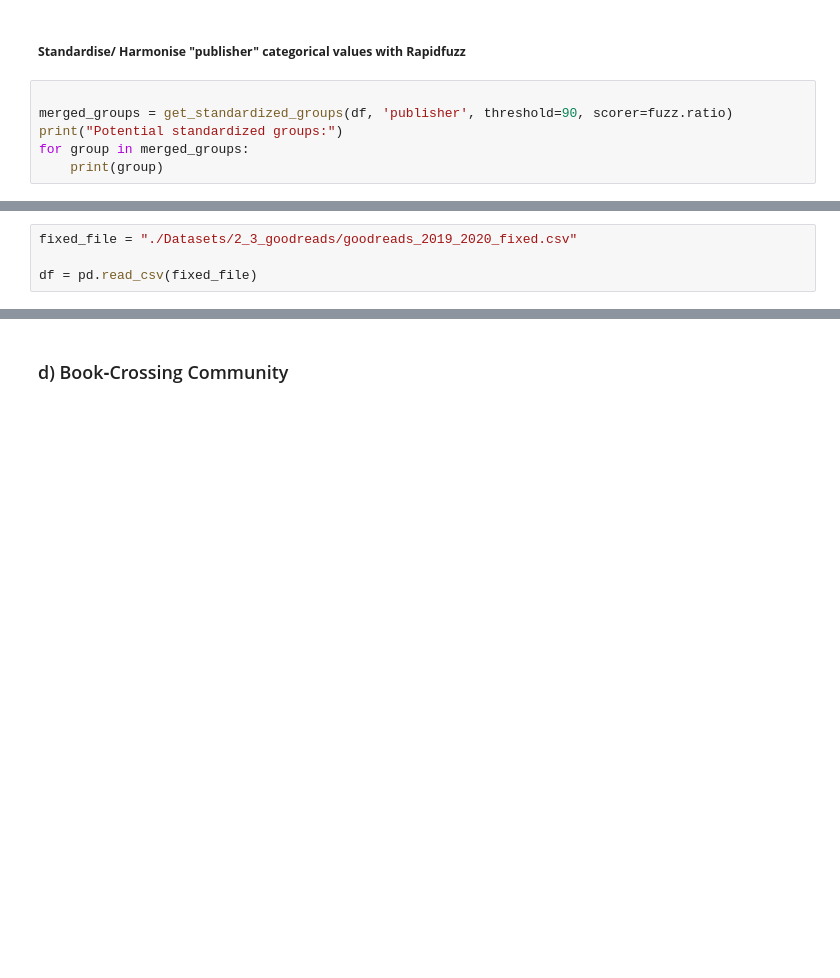
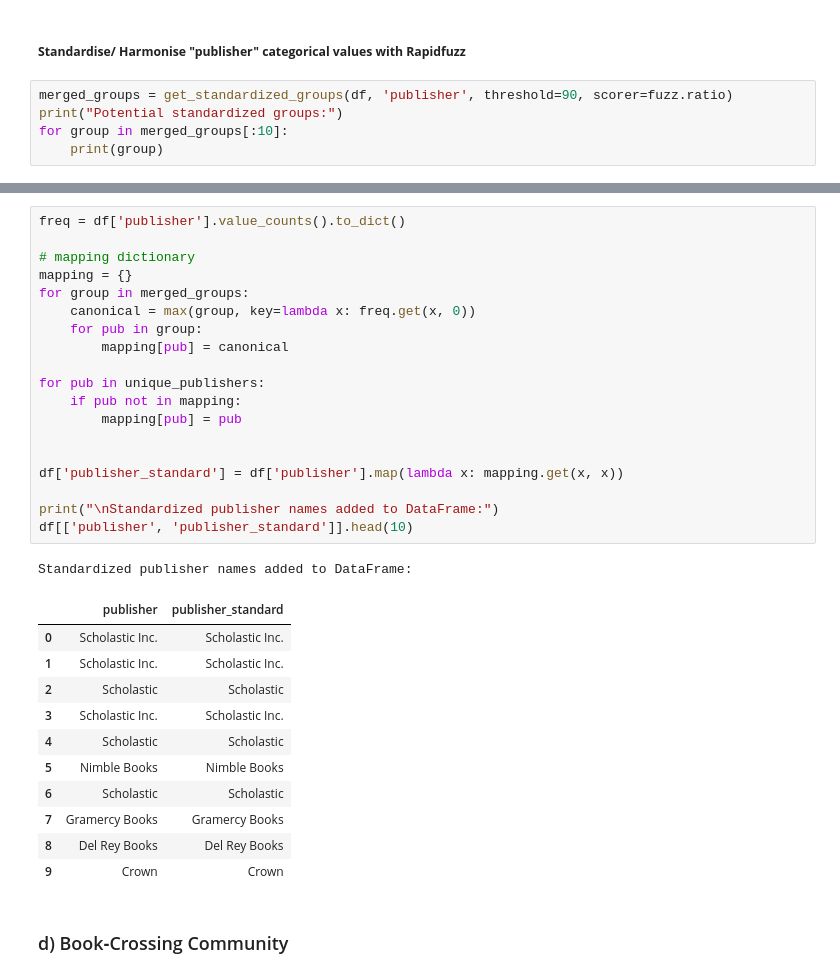
Before and after one commit to ijustsnapped/IPAI, a Jupyter notebook: Project_Raw.ipynb, the cells around one changed output, grey strips where cells are left out. Cells and saved outputs as stored; diff of their text form; blank space fills up the shorter version.

```diff
--- a/Project_Raw.ipynb
+++ b/Project_Raw.ipynb
@@ -3685,8 +3858,7 @@ Name: count, dtype: int64
 # %% [markdown]
 ##### **Standardise/ Harmonise "publisher" categorical values with Rapidfuzz**
 # %%
-
 merged_groups = get_standardized_groups(df, 'publisher', threshold=90, scorer=fuzz.ratio)
 print("Potential standardized groups:")
-for group in merged_groups:
+for group in merged_groups[:10]:
     print(group)
@@ -3697,4 +3876,0 @@ couldnt make it work.
-# %%
-fixed_file = "./Datasets/2_3_goodreads/goodreads_2019_2020_fixed.csv"
-
-df = pd.read_csv(fixed_file)
@@ -3846,3 +3877,35 @@ Updated DataFrame:
+# %%
+freq = df['publisher'].value_counts().to_dict()
+
+# mapping dictionary
+mapping = {}
+for group in merged_groups:
+    canonical = max(group, key=lambda x: freq.get(x, 0))
+    for pub in group:
+        mapping[pub] = canonical
+
+for pub in unique_publishers:
+    if pub not in mapping:
+        mapping[pub] = pub
+
+
+df['publisher_standard'] = df['publisher'].map(lambda x: mapping.get(x, x))
+
+print("\nStandardized publisher names added to DataFrame:")
+df[['publisher', 'publisher_standard']].head(10)
+# %% [output]
+Standardized publisher names added to DataFrame:
+|  | publisher | publisher_standard |
+| 0 | Scholastic Inc. | Scholastic Inc. |
+| 1 | Scholastic Inc. | Scholastic Inc. |
+| 2 | Scholastic | Scholastic |
+| 3 | Scholastic Inc. | Scholastic Inc. |
+| 4 | Scholastic | Scholastic |
+| 5 | Nimble Books | Nimble Books |
+| 6 | Scholastic | Scholastic |
+| 7 | Gramercy Books | Gramercy Books |
+| 8 | Del Rey Books | Del Rey Books |
+| 9 | Crown | Crown |
 # %% [markdown]
 ### d)  Book‑Crossing Community
 # %% [markdown]
```
Also changed, not shown: parts of 32 cells of this notebook.
